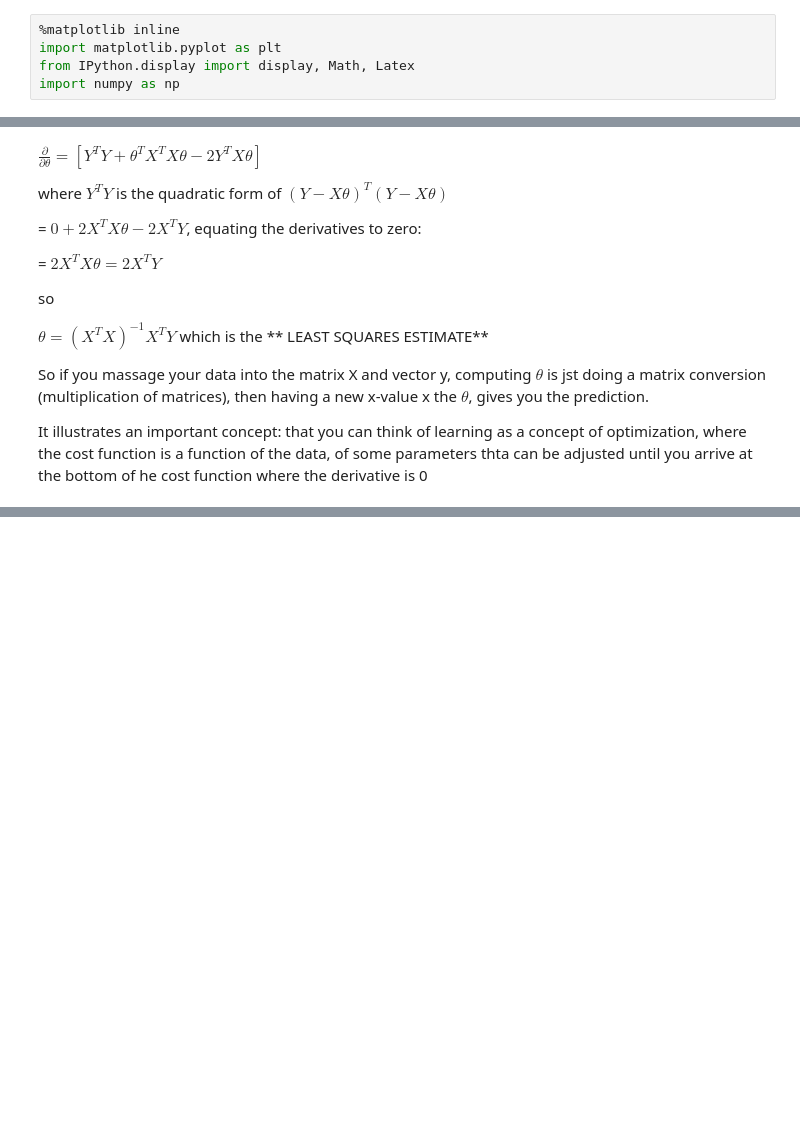
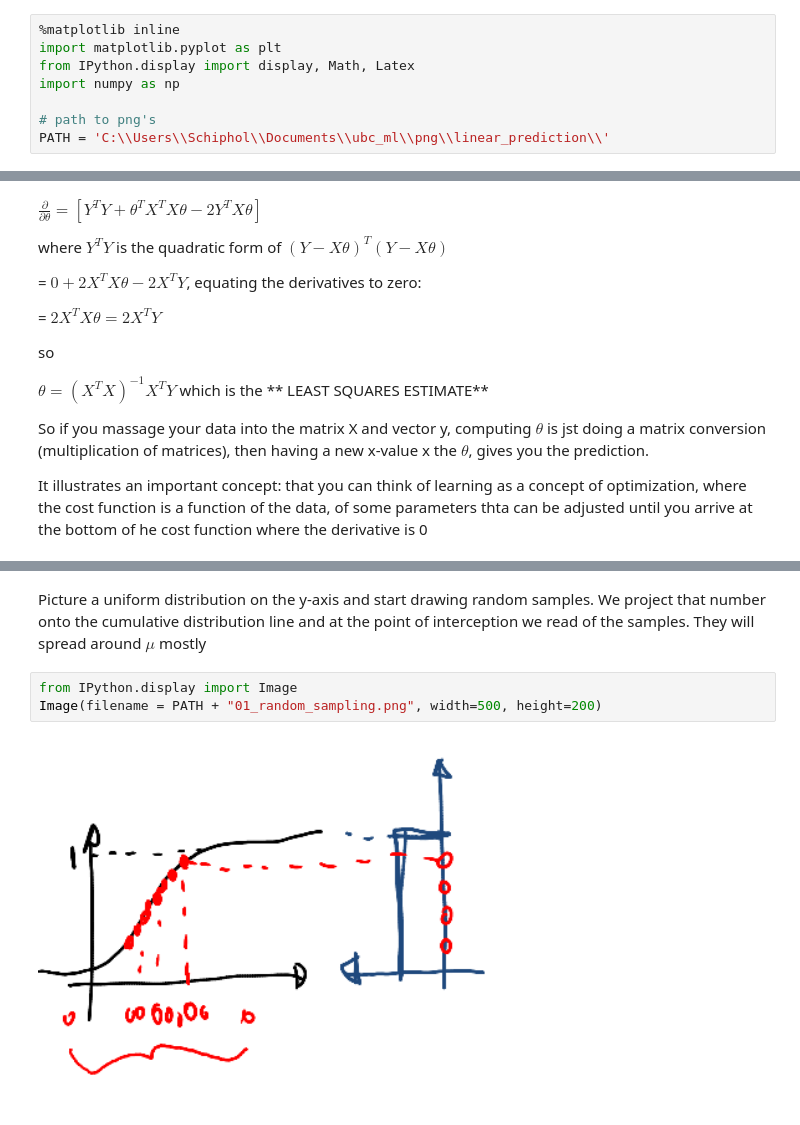
Before and after one commit to rmania/datascience, a Jupyter notebook: ubc_ml/Linear_prediction.ipynb, the cells around one changed output, grey strips where cells are left out. Saved outputs shown, nothing was run; the diff lists cells and outputs as text; blank space fills up the shorter version.

```diff
--- a/ubc_ml/Linear_prediction.ipynb
+++ b/ubc_ml/Linear_prediction.ipynb
@@ -19,6 +21,9 @@ http://jupyter-notebook.readthedocs.io/en/latest/examples/Notebook/Typesetting%2
 import matplotlib.pyplot as plt
 from IPython.display import display, Math, Latex
 import numpy as np
+
+# path to png's
+PATH = 'C:\\Users\\Schiphol\\Documents\\ubc_ml\\png\\linear_prediction\\'
 # %% [markdown]
 In 2D a LM is essentially $\hat{y} = {\theta}_{1} + X_{i}.{\theta}_{2}$ where ${\theta}_{1}$ is the intercept and ${\theta}_{_2}$ is the slope.
 
@@ -207,0 +311,7 @@ for row in matrix_addition:
+# %% [markdown]
+Picture a uniform distribution on the y-axis and start drawing random samples. We project that number onto the cumulative distribution line and at the point of interception we read of the samples. They will spread around $\mu$ mostly
+# %%
+from IPython.display import Image
+Image(filename = PATH + "01_random_sampling.png", width=500, height=200)
+# %% [output]
+[figure, added]
```
Also changed, not shown: parts of 44 cells of this notebook.
